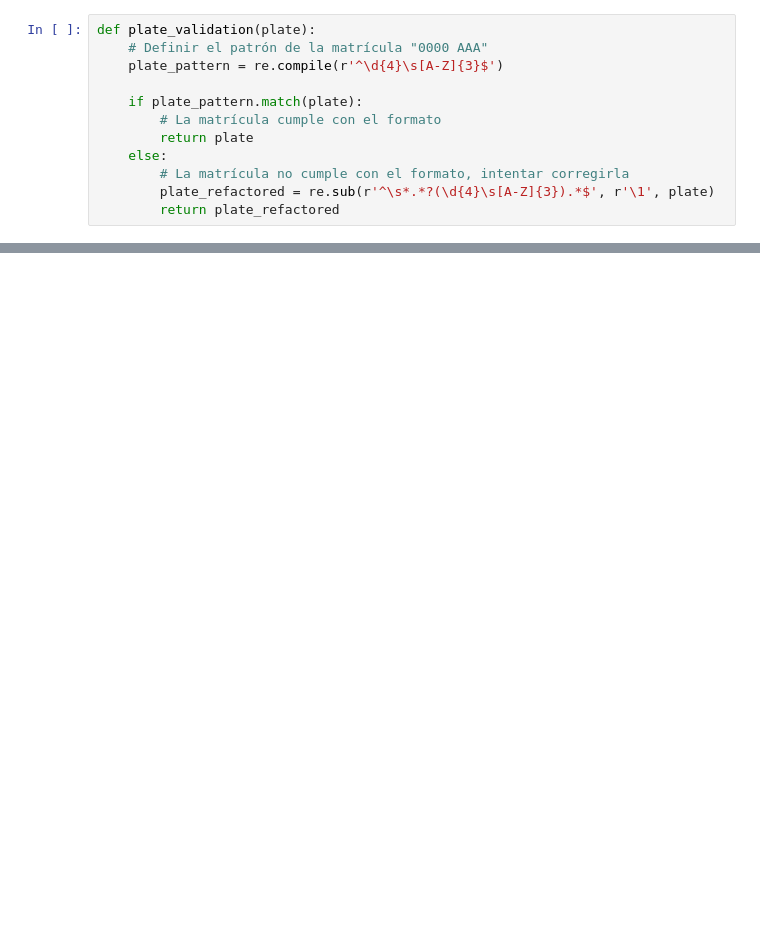
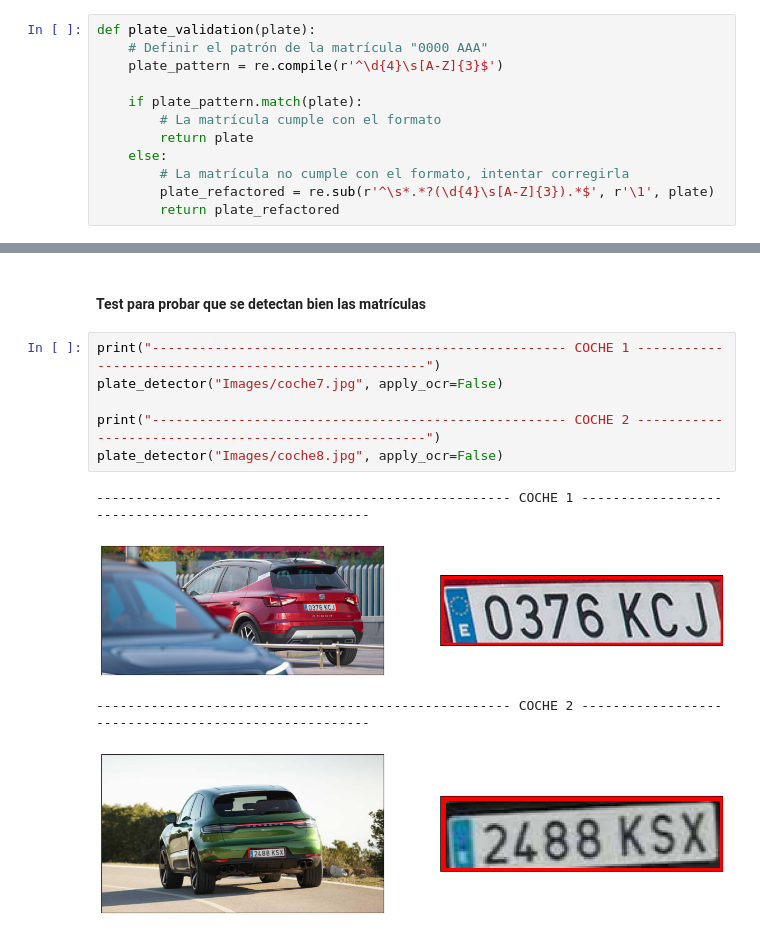
Before and after one commit to danibetzamora/VC, a Jupyter notebook: Práctica 5/Tarea 2.ipynb, the cells around one changed output, grey strips where cells are left out. Cells and saved outputs as stored; diff of their text form; blank space fills up the shorter version.

```diff
--- a/Práctica 5/Tarea 2.ipynb
+++ b/Práctica 5/Tarea 2.ipynb
@@ -151,0 +79,13 @@ plate_detector(image="coche5.jpg", show_plot=False)
+# %% [markdown]
+#### Test para probar que se detectan bien las matrículas
+# %%
+print("----------------------------------------------------- COCHE 1 -----------------------------------------------------")
+plate_detector("Images/coche7.jpg", apply_ocr=False)
+
+print("----------------------------------------------------- COCHE 2 -----------------------------------------------------")
+plate_detector("Images/coche8.jpg", apply_ocr=False)
+# %% [output]
+----------------------------------------------------- COCHE 1 -----------------------------------------------------
+[figure, added]
+----------------------------------------------------- COCHE 2 -----------------------------------------------------
+[figure, added]
```
Also changed, not shown: parts of 8 cells of this notebook, 9 other files.
